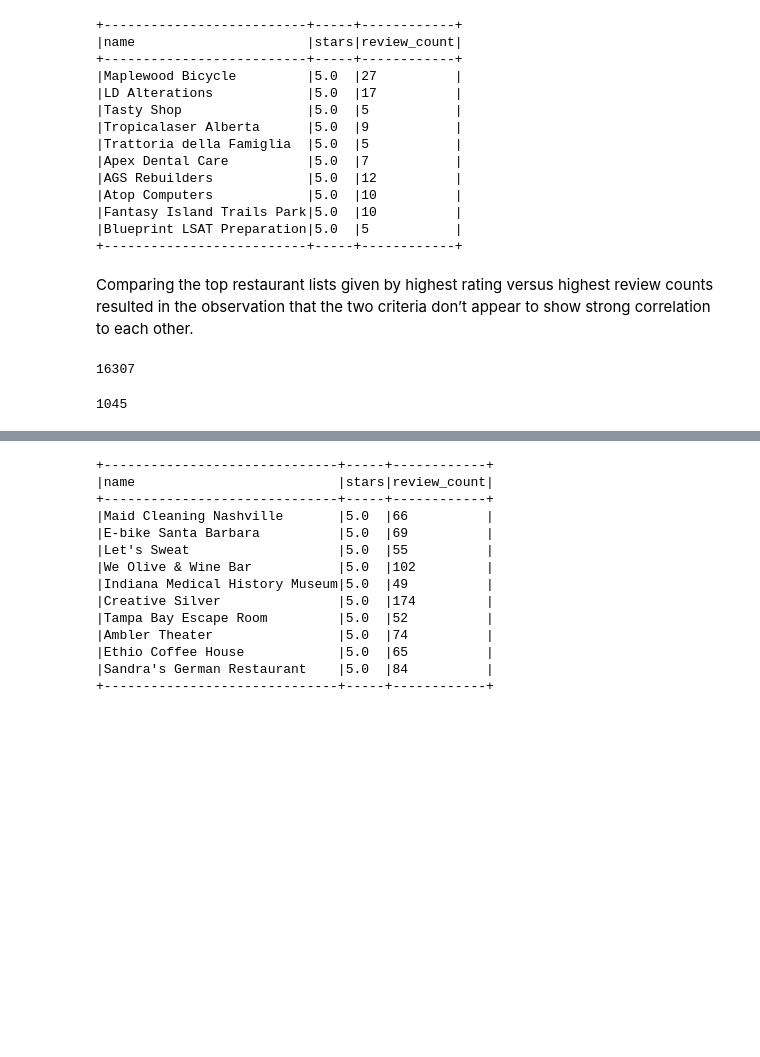
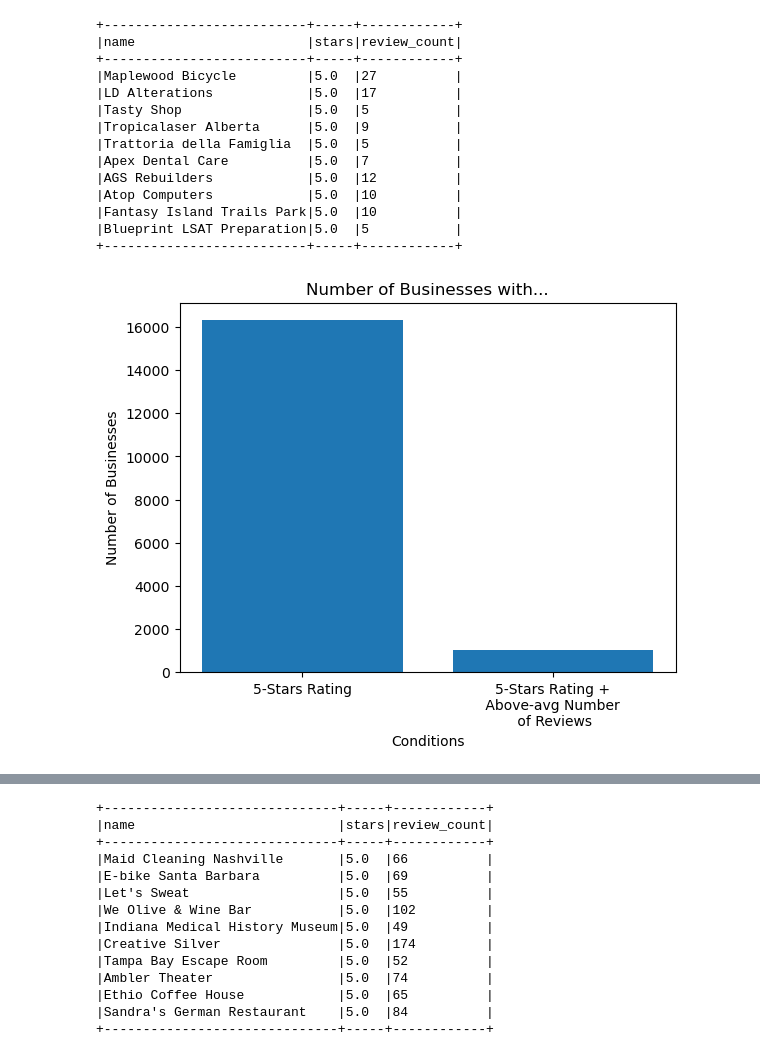
Before and after one commit to sdingx/bdp_summer23, a Jupyter notebook: EDA.ipynb, the cells around one changed output, grey strips where cells are left out. Cells and saved outputs as stored; diff of their text form; code cells hidden in the pictures; blank space fills up the shorter version.

```diff
--- a/EDA.ipynb
+++ b/EDA.ipynb
@@ -385,13 +401,23 @@ top_ten_ratings.show(truncate=False)
 |Fantasy Island Trails Park|5.0  |10          |
 |Blueprint LSAT Preparation|5.0  |5           |
 +--------------------------+-----+------------+
-# %% [markdown]
-Comparing the top restaurant lists given by highest rating versus highest review counts resulted in the observation that the two criteria don’t appear to show strong correlation to each other.
 # %%
-business.where(business.stars == 5.0).select("name", "stars", 'review_count').count()
+five_stars = business.where(business.stars == 5.0).select("name", "stars", 'review_count').count()
-# %% [output]
-16307
 # %%
-business.where((business.review_count >= avg_review_count) & (business.stars == 5.0)).select("name", "stars", 'review_count').count()
+five_stars_above_avg = business.where((business.review_count >= avg_review_count) & (business.stars == 5.0)).select("name", "stars", 'review_count').count()
-# %% [output]
-1045
+# %%
+# Create a bar chart
+labels = ['5-Stars Rating',  '5-Stars Rating +\n Above-avg Number \n of Reviews']
+plt.bar(labels, [five_stars, five_stars_above_avg])
+
+# Adding labels and title
+plt.xlabel('Conditions')
+plt.ylabel('Number of Businesses')
+plt.title('Number of Businesses with...')
+
+
+
+# Show the plot
+plt.show()
+# %% [output]
+[figure, added]
```
Also changed, not shown: parts of 6 cells of this notebook.
